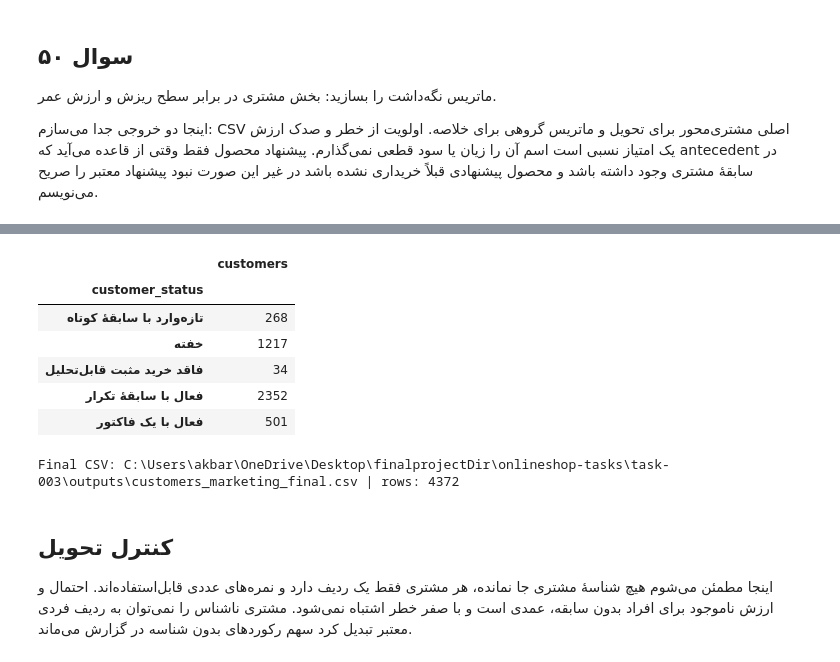
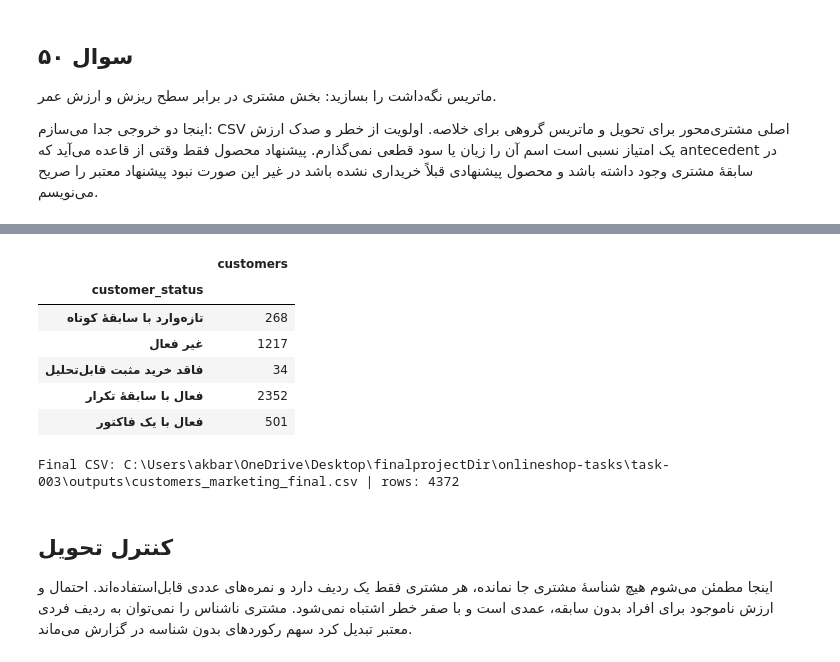
Before and after one commit to moonyroy/onlineshop-tasks, a Jupyter notebook: task-003/task003_modeling_complete.ipynb, the cells around one changed output, grey strips where cells are left out. Saved outputs shown, nothing was run; the diff lists cells and outputs as text; code cells hidden in the pictures.

Commit message:
Rename dormant customer labels to inactive in Persian

```diff
--- a/task-003/task003_modeling_complete.ipynb
+++ b/task-003/task003_modeling_complete.ipynb
@@ -883,7 +883,7 @@ latest['anomaly_review']=(latest.anomaly_review_rank<=100)
 latest['eligible']=latest.obs_last>=raw_end-pd.Timedelta(days=120)
 latest['risk_probability']=np.nan
 latest.loc[latest.eligible,'risk_probability']=cart.predict_proba(latest.loc[latest.eligible,FEATURES])[:,1]
-latest['risk_level']='خفته — خارج از جامعهٔ مدل'
+latest['risk_level']='غیر فعال — خارج از جامعهٔ مدل'
 latest.loc[latest.eligible,'risk_level']=np.asarray(risk_tier(latest.loc[latest.eligible,'risk_probability']),dtype=str)
 # خلاصهٔ روز خرید آخر فایل شمارش و زمان هم‌واحدند.
 daily=positive.assign(day=positive.InvoiceDate.dt.normalize()).groupby(['CustomerID','day']).LineValue.sum().reset_index().sort_values(['CustomerID','day'])
@@ -918,11 +918,11 @@ def offer_for(cid,sid):
     return '', '', 'no_matching_unseen_product_rule'
 offers=[offer_for(cid,sid) for cid,sid in zip(latest.index,latest.segment_id)]
 latest[['recommended_product_code','recommended_product_name','offer_basis']]=pd.DataFrame(offers,index=latest.index)
-latest['customer_status']=np.where(~latest.eligible,'خفته',np.where(latest.obs_tenure<30,'تازه‌وارد با سابقهٔ کوتاه',np.where(latest.is_one_time_obs==1,'فعال با یک فاکتور','فعال با سابقهٔ تکرار')))
+latest['customer_status']=np.where(~latest.eligible,'غیر فعال',np.where(latest.obs_tenure<30,'تازه‌وارد با سابقهٔ کوتاه',np.where(latest.is_one_time_obs==1,'فعال با یک فاکتور','فعال با سابقهٔ تکرار')))
 latest['risk_reason']=[f'آخرین خرید {int(r.obs_recency)} روز قبل {int(r.obs_invoices)} فاکتور نسبت ردیف مرجوعی {r.return_rate:.1%}. این‌ها نشانه‌اند، نه علت قطعی.' for _,r in latest.iterrows()]
 latest['value_percentile']=latest.expected_revenue_100d.rank(pct=True)
 latest['priority_score']=latest.risk_probability*(.5+.5*latest.value_percentile)
-latest['priority_level']='بازگشت مشتری خفته'
+latest['priority_level']='بازگشت مشتری غیر فعال'
 for label in RISK_LABELS:latest.loc[latest.eligible & latest.risk_level.eq(label),'priority_level']={'بسیار کم':'پایش','کم':'پایش','متوسط':'پیگیری معمولی','زیاد':'پیگیری بالا','بسیار زیاد':'پیگیری بالا'}[label]
 latest.loc[latest.eligible & latest.risk_probability.ge(.6) & latest.value_percentile.ge(.75),'priority_level']='پیگیری ویژه'
 def action(row):
@@ -957,34 +957,34 @@ columns=['snapshot_date','risk_horizon_days','customer_status','Country','segmen
 result=result[columns].reset_index()
 result['CustomerID']=result.CustomerID.astype(int)
 result=result.sort_values(['priority_rank','CustomerID'],na_position='last').reset_index(drop=True)
 CSV_PATH=OUT/'customers_marketing_final.csv'
 result.to_csv(CSV_PATH,index=False,encoding='utf-8-sig')
 retention=result.groupby(['customer_status','segment_name','risk_level'],dropna=False).agg(customers=('CustomerID','size'),mean_risk=('risk_probability','mean'),mean_expected_revenue=('expected_revenue_100d','mean')).reset_index()
 retention.to_csv(OUT/'retention_matrix.csv',index=False,encoding='utf-8-sig')
 display(result[['CustomerID','customer_status','segment_name','risk_level','priority_level','suggested_action']].head(15))
 display(result.groupby('customer_status').size().to_frame('customers'))
 print('Final CSV:',CSV_PATH.resolve(),'| rows:',len(result))
 # %% [output]
 |  | CustomerID | customer_status | segment_name | risk_level | priority_level | suggested_action |
 | 0 | 14096 | فعال با سابقهٔ تکرار | لغو و مرجوعی بیشتر — گروه 1 | زیاد | پیگیری ویژه | بررسی سابقهٔ لغو/مرجوعی توسط خدما... |
 | 1 | 12536 | فعال با سابقهٔ تکرار | لغو و مرجوعی بیشتر — گروه 1 | زیاد | پیگیری ویژه | بررسی سابقهٔ لغو/مرجوعی توسط خدما... |
 | 2 | 14547 | فعال با سابقهٔ تکرار | لغو و مرجوعی بیشتر — گروه 1 | زیاد | پیگیری ویژه | بررسی شخصی و پیشنهاد مرتبط هزینه ... |
 | 3 | 13868 | فعال با سابقهٔ تکرار | لغو و مرجوعی بیشتر — گروه 1 | زیاد | پیگیری ویژه | بررسی شخصی و پیشنهاد مرتبط هزینه ... |
 | 4 | 13536 | فعال با سابقهٔ تکرار | لغو و مرجوعی بیشتر — گروه 1 | زیاد | پیگیری ویژه | بررسی شخصی و پیشنهاد مرتبط هزینه ... |
 | 5 | 18139 | تازه‌وارد با سابقهٔ کوتاه | لغو و مرجوعی بیشتر — گروه 1 | زیاد | پیگیری ویژه | بررسی سابقهٔ لغو/مرجوعی توسط خدما... |
 | 6 | 16360 | فعال با سابقهٔ تکرار | لغو و مرجوعی بیشتر — گروه 1 | زیاد | پیگیری ویژه | بررسی سابقهٔ لغو/مرجوعی توسط خدما... |
 | 7 | 14121 | فعال با سابقهٔ تکرار | لغو و مرجوعی بیشتر — گروه 1 | زیاد | پیگیری ویژه | بررسی سابقهٔ لغو/مرجوعی توسط خدما... |
 | 8 | 17528 | فعال با سابقهٔ تکرار | لغو و مرجوعی بیشتر — گروه 1 | زیاد | پیگیری ویژه | بررسی سابقهٔ لغو/مرجوعی توسط خدما... |
 | 9 | 12950 | تازه‌وارد با سابقهٔ کوتاه | لغو و مرجوعی بیشتر — گروه 1 | زیاد | پیگیری ویژه | بررسی شخصی و پیشنهاد مرتبط هزینه ... |
 | 10 | 16986 | تازه‌وارد با سابقهٔ کوتاه | کم‌فعالیت و دور از آخرین خرید — گ... | زیاد | پیگیری ویژه | بررسی شخصی و پیشنهاد مرتبط هزینه ... |
 | 11 | 17203 | فعال با سابقهٔ تکرار | لغو و مرجوعی بیشتر — گروه 1 | زیاد | پیگیری ویژه | بررسی شخصی و پیشنهاد مرتبط هزینه ... |
 | 12 | 12627 | فعال با سابقهٔ تکرار | لغو و مرجوعی بیشتر — گروه 1 | زیاد | پیگیری ویژه | بررسی شخصی و پیشنهاد مرتبط هزینه ... |
 | 13 | 17183 | فعال با سابقهٔ تکرار | لغو و مرجوعی بیشتر — گروه 1 | زیاد | پیگیری ویژه | بررسی سابقهٔ لغو/مرجوعی توسط خدما... |
 | 14 | 14554 | فعال با سابقهٔ تکرار | لغو و مرجوعی بیشتر — گروه 1 | زیاد | پیگیری ویژه | بررسی شخصی و پیشنهاد مرتبط هزینه ... |
 |  | customers |
 | customer_status |  |
 | تازه‌وارد با سابقهٔ کوتاه | 268 |
-| خفته | 1217 |
+| غیر فعال | 1217 |
 | فاقد خرید مثبت قابل‌تحلیل | 34 |
 | فعال با سابقهٔ تکرار | 2352 |
 | فعال با یک فاکتور | 501 |
```
Also changed, not shown: parts of 3 cells of this notebook, 7 other files.
